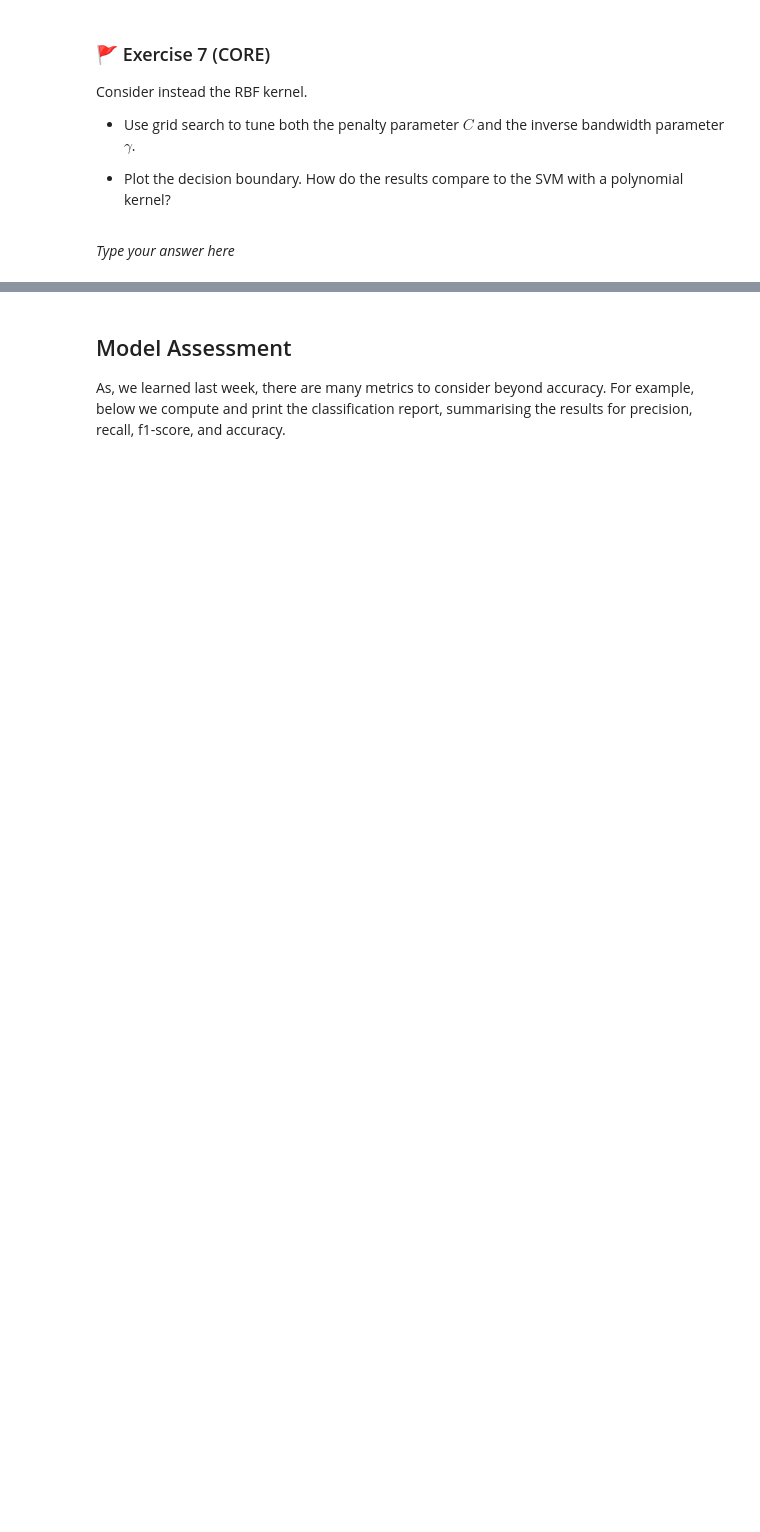
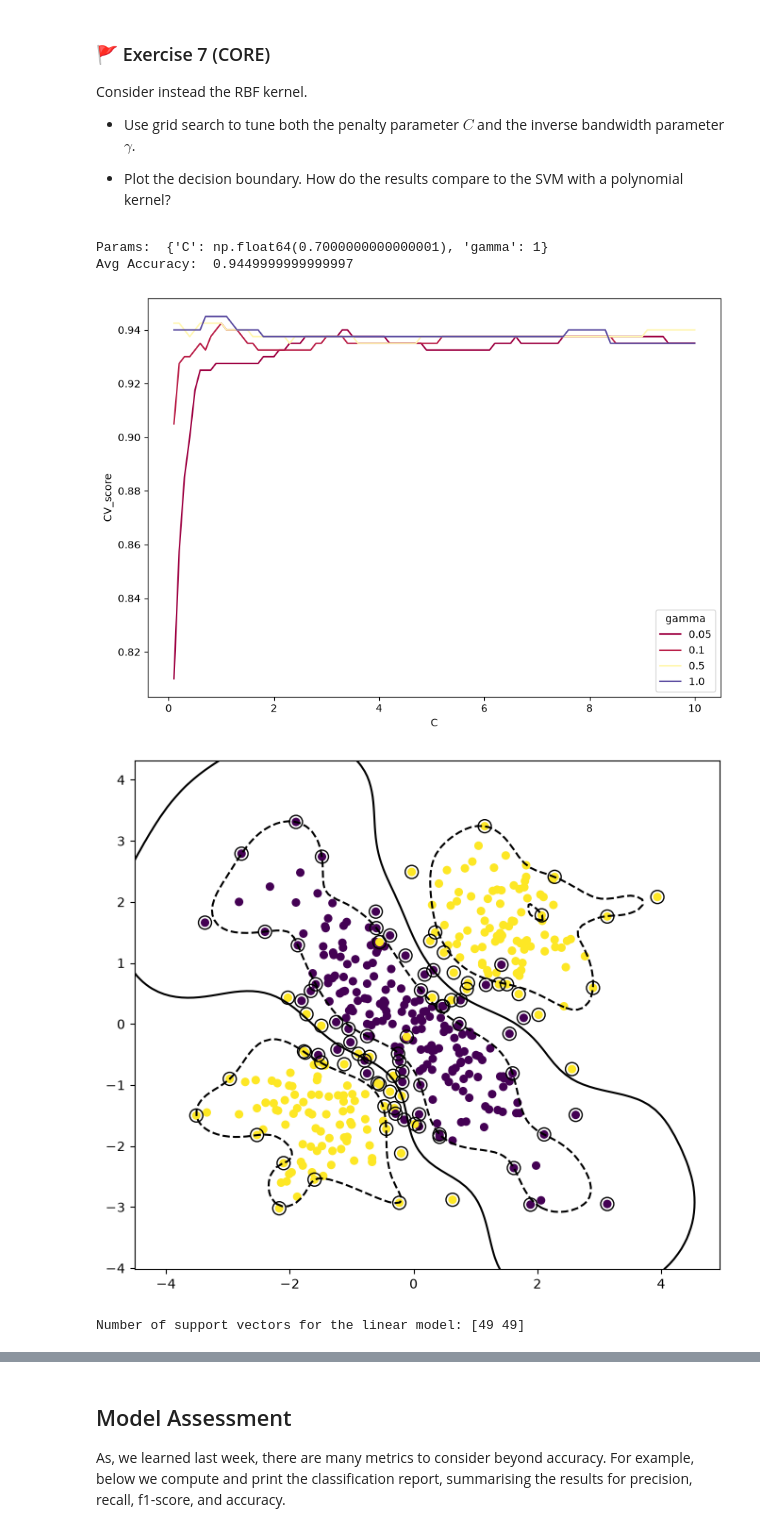
Before and after one commit to thomasvsinclair/ml-workshops, a Jupyter notebook: WS7/mlp_week07.ipynb, the cells around one changed output, grey strips where cells are left out. Drawn from its saved outputs; the diff is of its cells as text; code cells hidden in the pictures; blank space fills up the shorter version.

```diff
--- a/WS7/mlp_week07.ipynb
+++ b/WS7/mlp_week07.ipynb
@@ -435,2 +473,46 @@ Consider instead the RBF kernel.
-# %% [markdown]
-_Type your answer here_
+# %%
+#  Code for your answer here
+
+# SVM with polynomial kernel
+
+#g = [0,0.1,0.5,1]
+svm_rbf = SVC(kernel='rbf')
+
+# Grid search over C and the degree of the polynomial
+
+C = np.linspace(0.1, 10, 100)
+gamma = [0.05,0.1,0.5,1]
+
+cv_rbf = GridSearchCV(
+    svm_rbf,
+    param_grid = {'C': C,
+        'gamma': gamma},
+    cv = KFold(20, shuffle = True, random_state = 0)
+)
+
+# Fit and tune the model
+cv_rbf.fit(X_ex4, y_ex4)
+
+# Get the best model parameters and the accuracy of the model
+print("Params: ", cv_rbf.best_params_)
+print("Avg Accuracy: ", cv_rbf.best_score_)
+
+cv_accuracy = pd.DataFrame(cv_rbf.cv_results_
+                           ).filter(['param_C', 'param_gamma','mean_test_score']
+                                    ).rename(columns={'param_C':'C', 'param_gamma':'gamma','mean_test_score':'CV_score'})
+
+# Plot the CV scores
+plt.figure(figsize=(10,7))
+sns.lineplot(x='C', y='CV_score', data = cv_accuracy, hue ='gamma', palette="Spectral")
+plt.show()
+
+# Visualise the decision boundary, margin and support vectors
+plot_margin(cv_rbf.best_estimator_, X_ex4,y_ex4)
+
+print('Number of support vectors for the linear model:', cv_rbf.best_estimator_.n_support_)
+# %% [output]
+Params:  {'C': np.float64(0.7000000000000001), 'gamma': 1}
+Avg Accuracy:  0.9449999999999997
+[figure, added]
+[figure, added]
+Number of support vectors for the linear model: [49 49]
```
Also changed, not shown: parts of 17 cells of this notebook.
